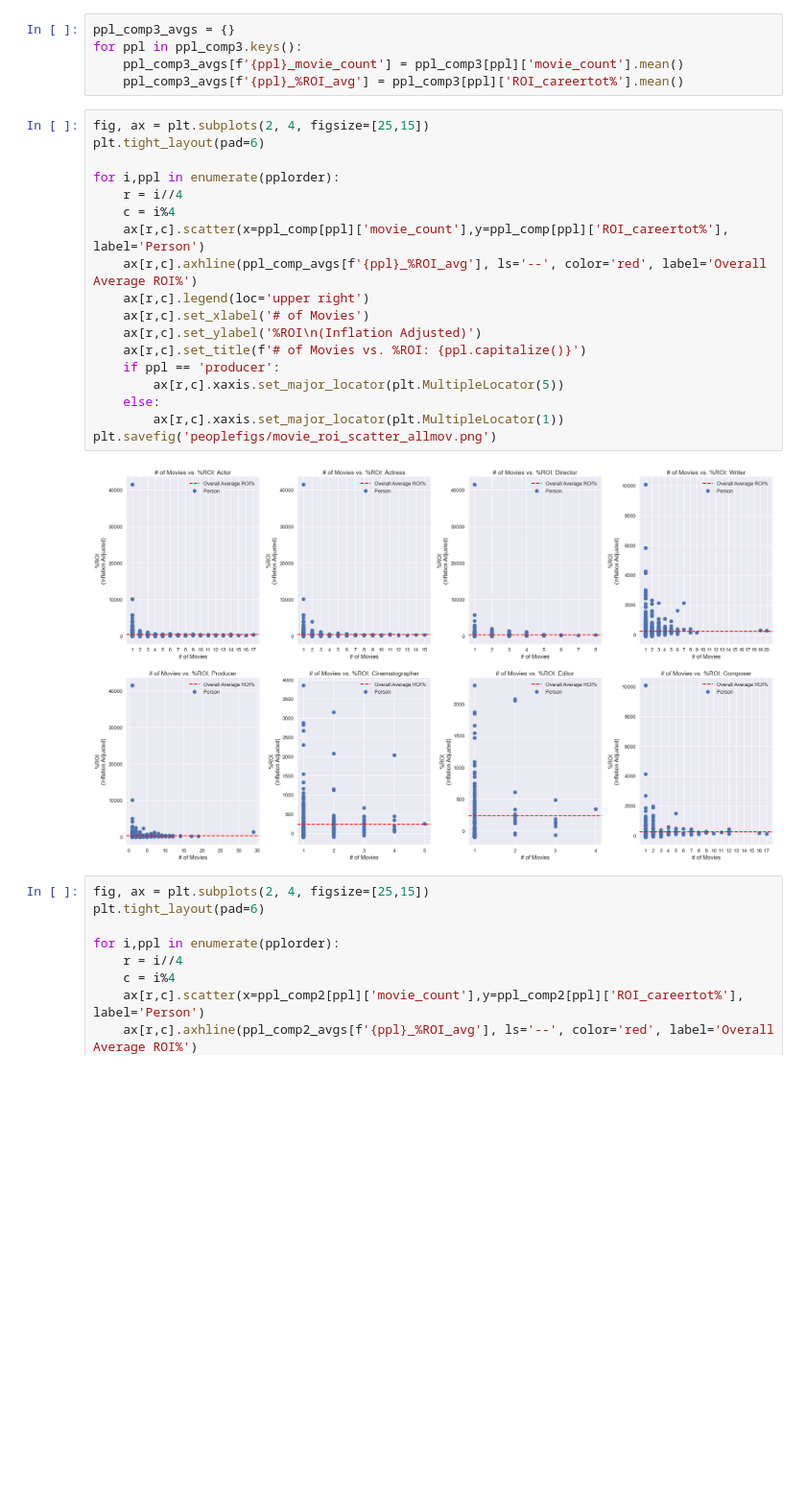
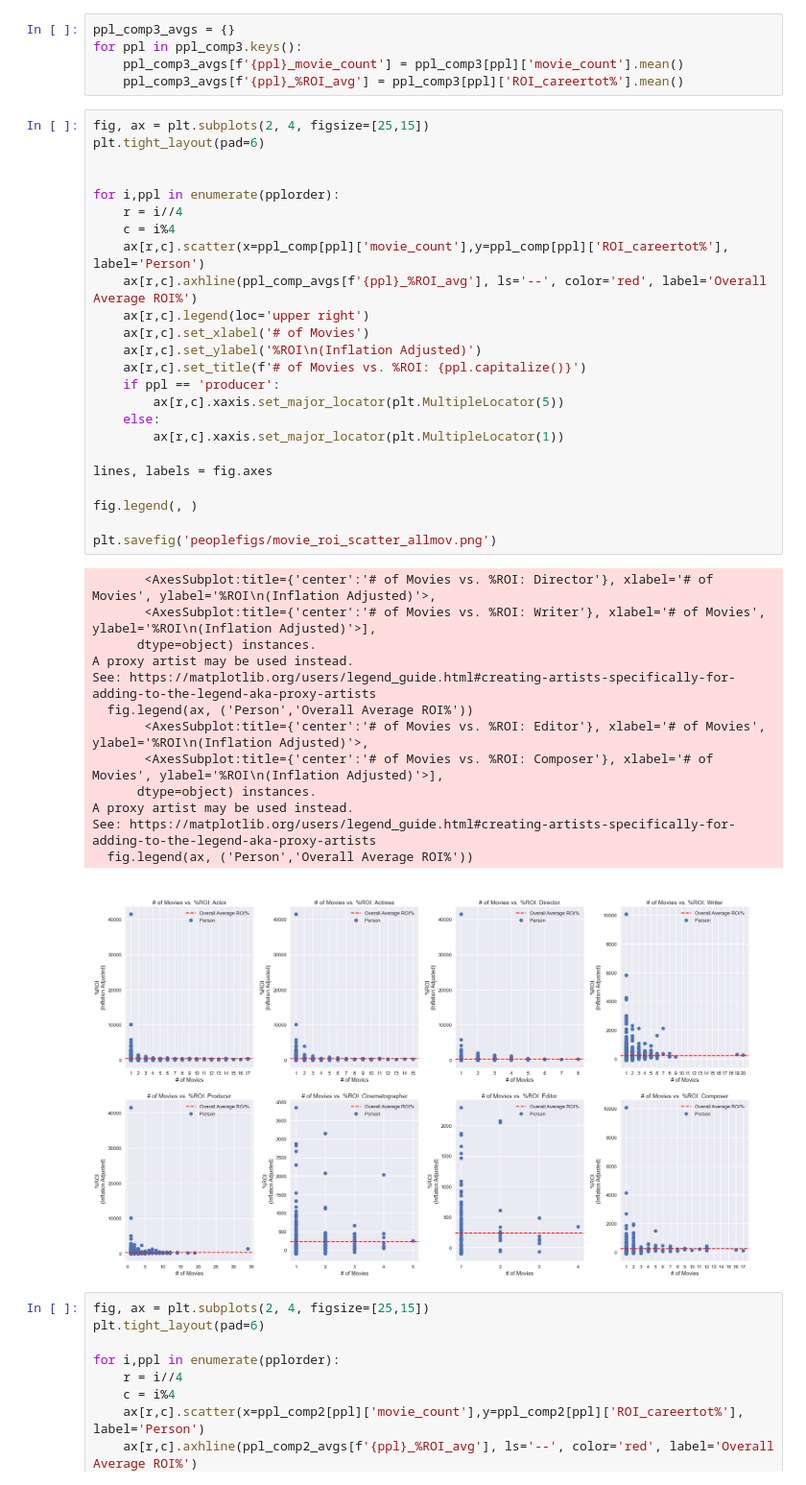
Before and after one commit to Nindorph/MovieAnalysis, a Jupyter notebook: Nick_movieppl_analysis.ipynb, the cells around one changed output. Shown: that part at 96% size. Drawn from its saved outputs; the diff is of its cells as text; blank space fills up the shorter version.

```diff
--- a/Nick_movieppl_analysis.ipynb
+++ b/Nick_movieppl_analysis.ipynb
@@ -212,23 +212,41 @@ for ppl in ppl_comp3.keys():
 # %%
 fig, ax = plt.subplots(2, 4, figsize=[25,15])
 plt.tight_layout(pad=6)
+
 
 for i,ppl in enumerate(pplorder):
     r = i//4
     c = i%4
     ax[r,c].scatter(x=ppl_comp[ppl]['movie_count'],y=ppl_comp[ppl]['ROI_careertot%'], label='Person')
     ax[r,c].axhline(ppl_comp_avgs[f'{ppl}_%ROI_avg'], ls='--', color='red', label='Overall Average ROI%')
     ax[r,c].legend(loc='upper right')
     ax[r,c].set_xlabel('# of Movies')
     ax[r,c].set_ylabel('%ROI\n(Inflation Adjusted)')
     ax[r,c].set_title(f'# of Movies vs. %ROI: {ppl.capitalize()}')
     if ppl == 'producer':
         ax[r,c].xaxis.set_major_locator(plt.MultipleLocator(5))
     else:
         ax[r,c].xaxis.set_major_locator(plt.MultipleLocator(1))
+
+lines, labels = fig.axes
+
+fig.legend(, )
+
 plt.savefig('peoplefigs/movie_roi_scatter_allmov.png')
 # %% [output]
+       <AxesSubplot:title={'center':'# of Movies vs. %ROI: Director'}, xlabel='# of Movies', ylabel='%ROI\n(Inflation Adjusted)'>,
+       <AxesSubplot:title={'center':'# of Movies vs. %ROI: Writer'}, xlabel='# of Movies', ylabel='%ROI\n(Inflation Adjusted)'>],
+      dtype=object) instances.
+A proxy artist may be used instead.
+See: https://matplotlib.org/users/legend_guide.html#creating-artists-specifically-for-adding-to-the-legend-aka-proxy-artists
+  fig.legend(ax, ('Person','Overall Average ROI%'))
+       <AxesSubplot:title={'center':'# of Movies vs. %ROI: Editor'}, xlabel='# of Movies', ylabel='%ROI\n(Inflation Adjusted)'>,
+       <AxesSubplot:title={'center':'# of Movies vs. %ROI: Composer'}, xlabel='# of Movies', ylabel='%ROI\n(Inflation Adjusted)'>],
+      dtype=object) instances.
+A proxy artist may be used instead.
+See: https://matplotlib.org/users/legend_guide.html#creating-artists-specifically-for-adding-to-the-legend-aka-proxy-artists
+  fig.legend(ax, ('Person','Overall Average ROI%'))
-[figure, old version]
+[figure, new version]
 # %%
 fig, ax = plt.subplots(2, 4, figsize=[25,15])
 plt.tight_layout(pad=6)
```
Also changed, not shown: 2 other files.
